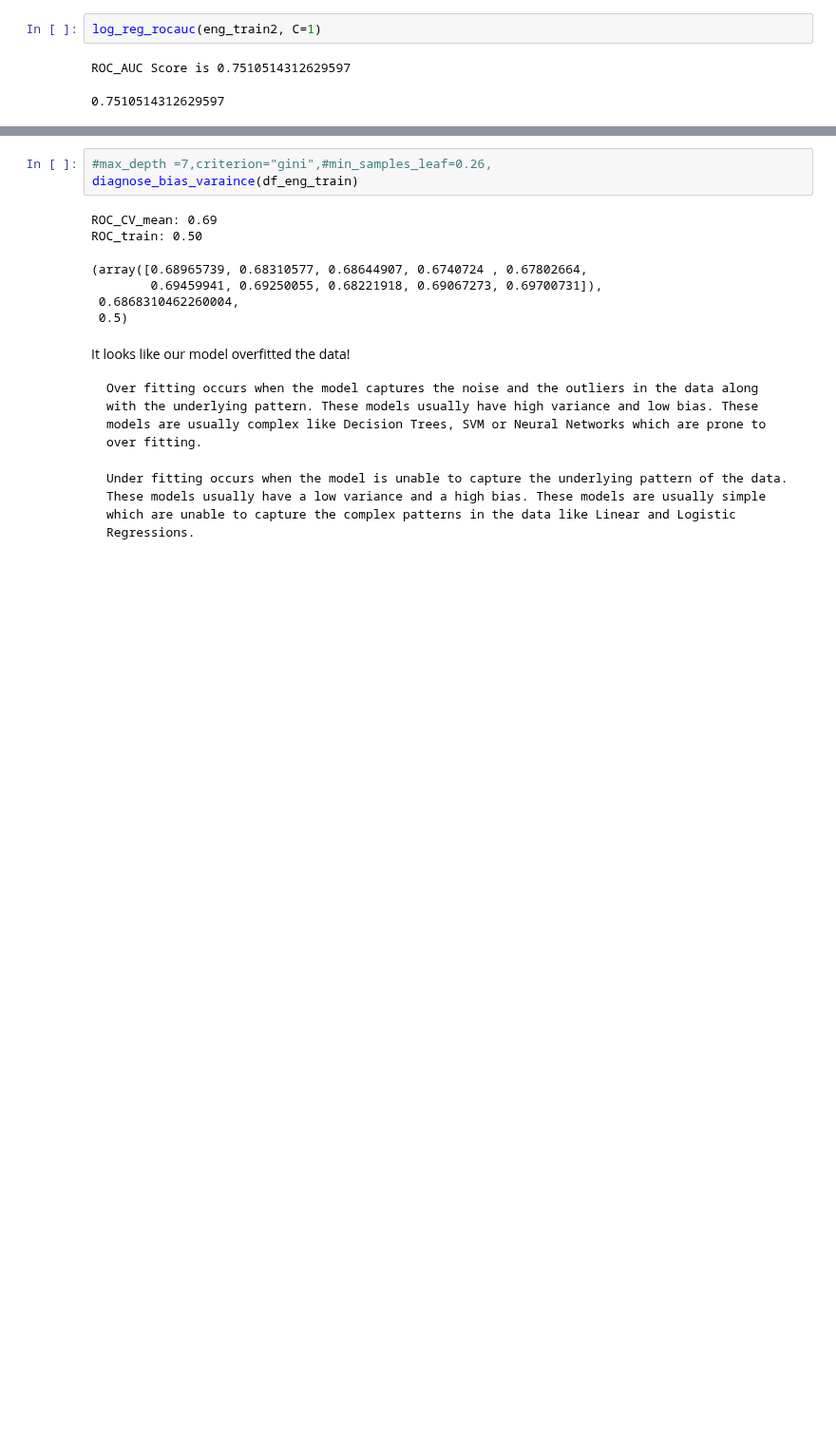
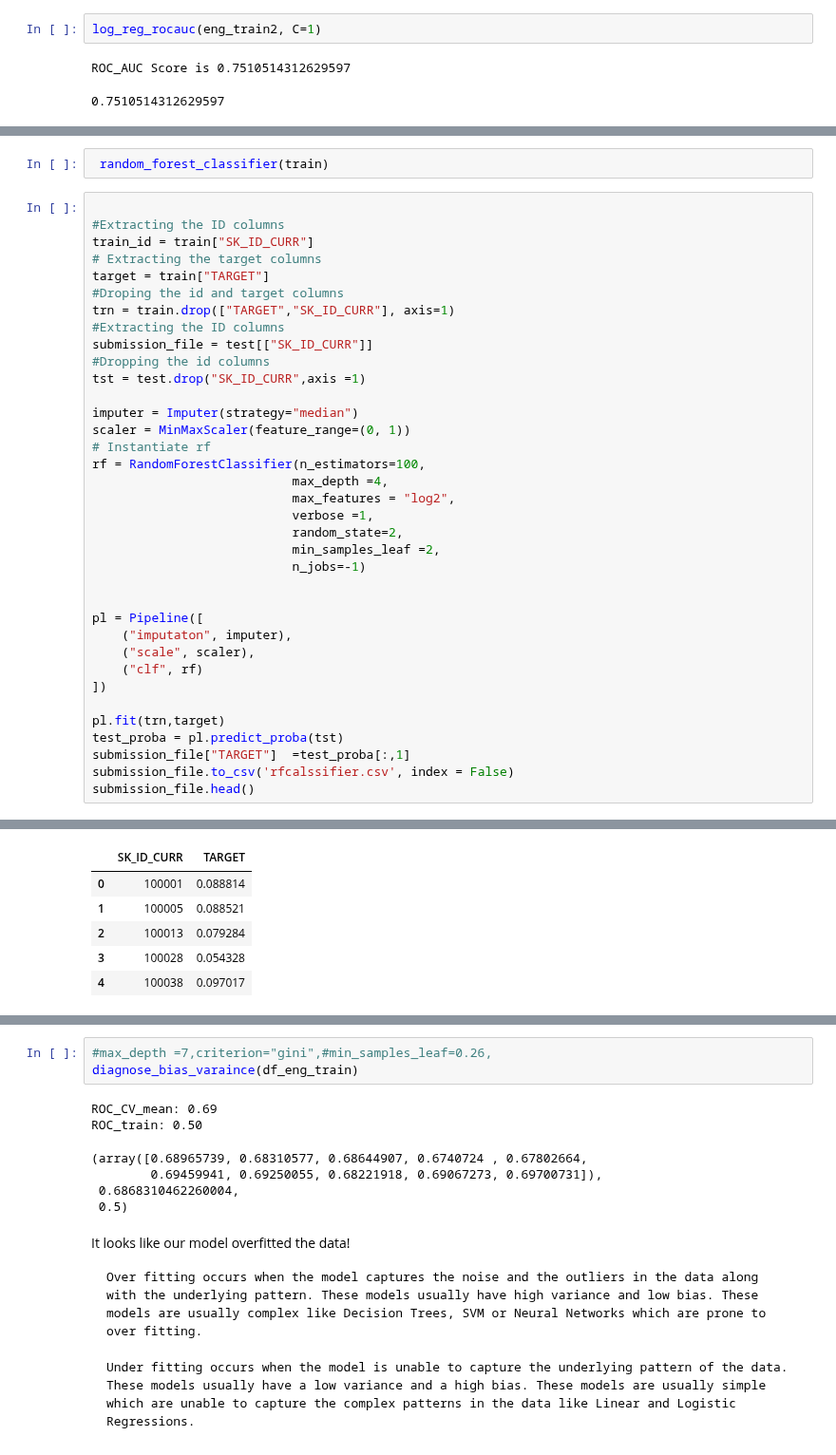
Before and after one commit to zahid1202/Credit_Default_Risk, a Jupyter notebook: Model_Credit_Fraud.ipynb, the cells around one changed output, grey strips where cells are left out. Shown at 95% size. Cells and saved outputs as stored; diff of their text form; blank space fills up the shorter version.

```diff
--- a/Model_Credit_Fraud.ipynb
+++ b/Model_Credit_Fraud.ipynb
@@ -321,0 +433,39 @@ ROC_AUC Score is 0.7510514312629597
+# %%
+ random_forest_classifier(train)
+# %%
+
+#Extracting the ID columns
+train_id = train["SK_ID_CURR"]
+# Extracting the target columns
+target = train["TARGET"]
+#Droping the id and target columns
+trn = train.drop(["TARGET","SK_ID_CURR"], axis=1)
+#Extracting the ID columns
+submission_file = test[["SK_ID_CURR"]]
+#Dropping the id columns
+tst = test.drop("SK_ID_CURR",axis =1)
+
+imputer = Imputer(strategy="median")
+scaler = MinMaxScaler(feature_range=(0, 1))
+# Instantiate rf
+rf = RandomForestClassifier(n_estimators=100,
+                           max_depth =4,
+                           max_features = "log2",
+                           verbose =1,
+                           random_state=2,
+                           min_samples_leaf =2,
+                           n_jobs=-1)
+
+
+pl = Pipeline([
+    ("imputaton", imputer),
+    ("scale", scaler),
+    ("clf", rf)
+])
+
+pl.fit(trn,target)
+test_proba = pl.predict_proba(tst)
+submission_file["TARGET"]  =test_proba[:,1]
+submission_file.to_csv('rfcalssifier.csv', index = False)
+submission_file.head()
+# %% [output]
@@ -321,0 +476,6 @@ ROC_AUC Score is 0.7510514312629597
+|  | SK_ID_CURR | TARGET |
+| 0 | 100001 | 0.088814 |
+| 1 | 100005 | 0.088521 |
+| 2 | 100013 | 0.079284 |
+| 3 | 100028 | 0.054328 |
+| 4 | 100038 | 0.097017 |
```
Also changed, not shown: parts of 23 cells of this notebook.
